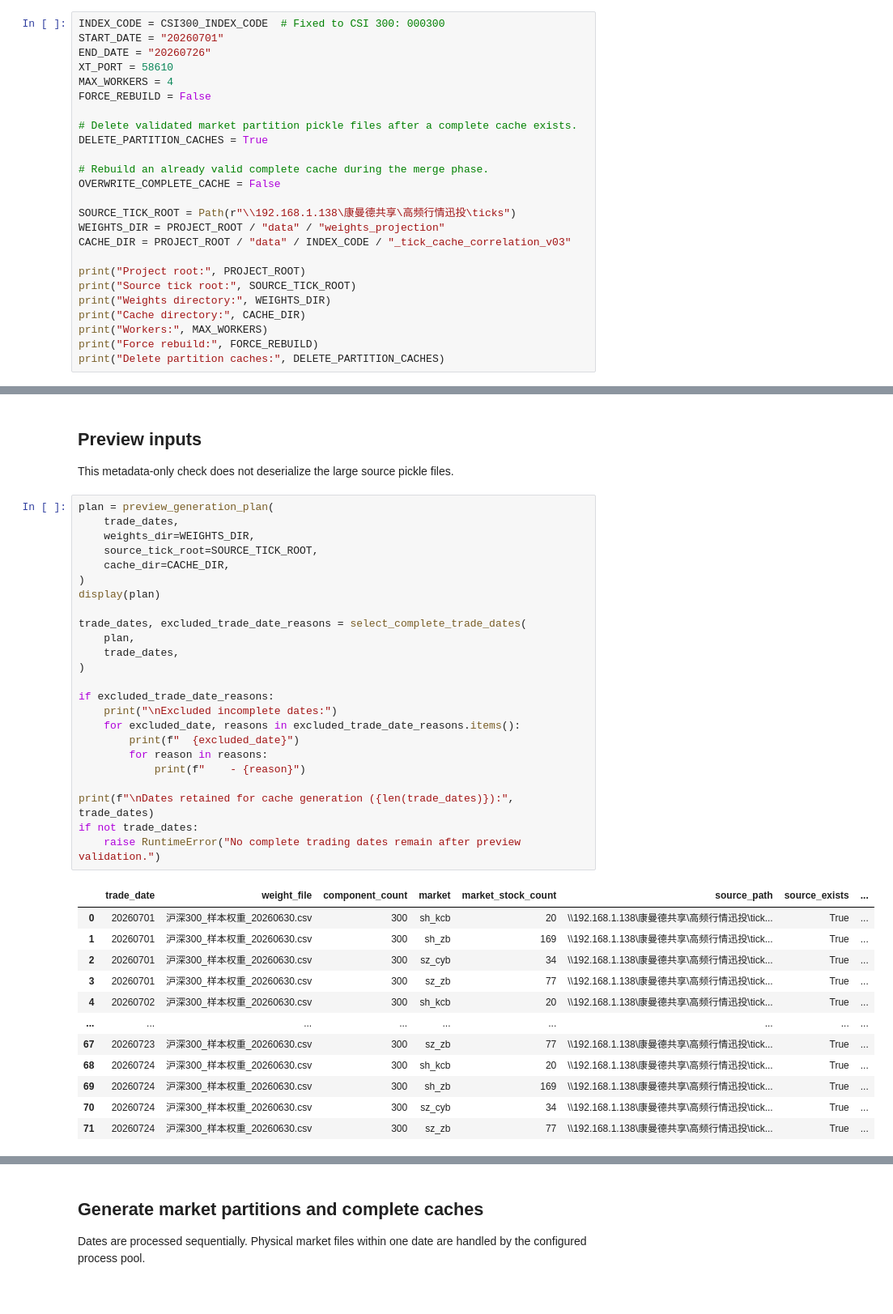
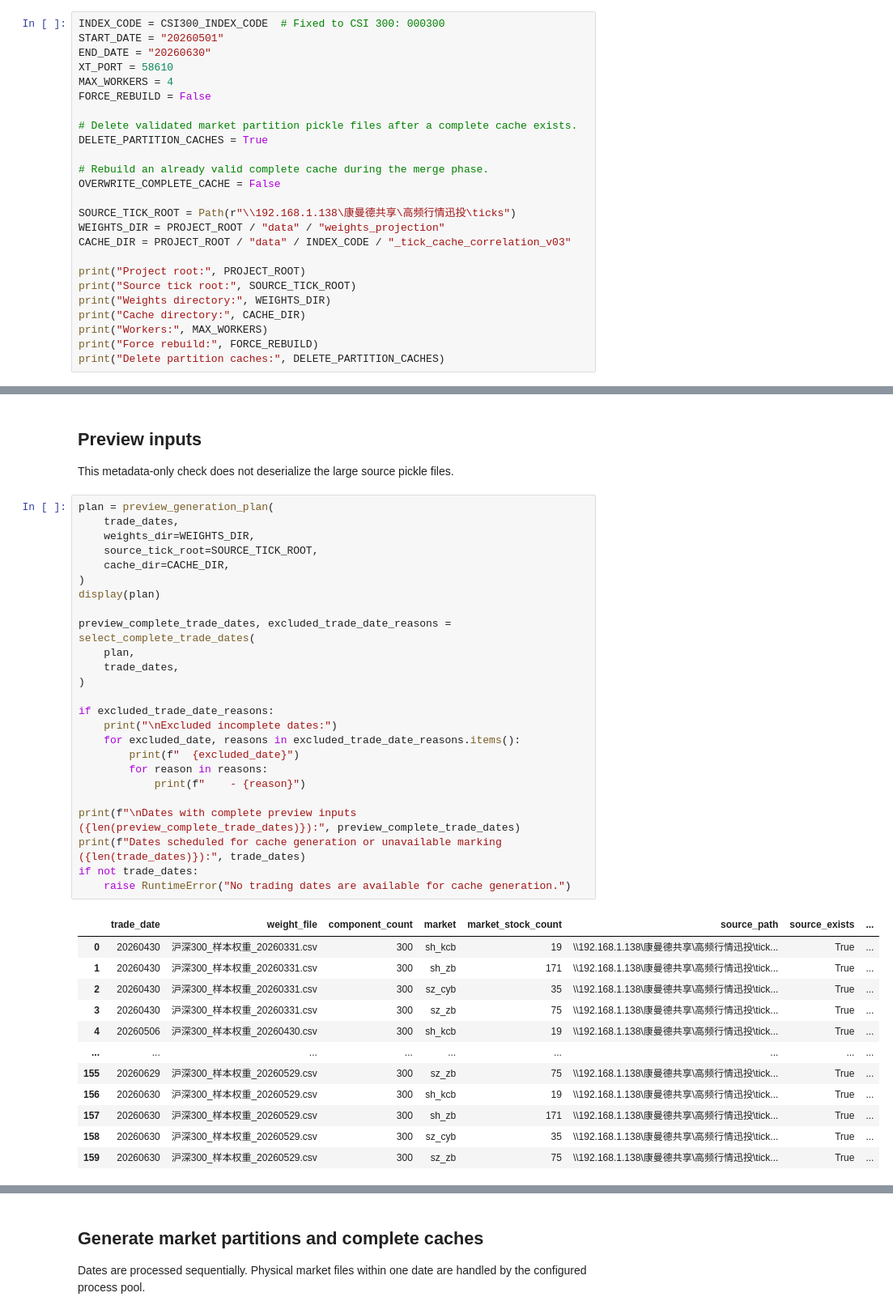
Before and after one commit to Wang-Bingjie-nus/Stock-Index-Fitting, a Jupyter notebook: cache_generator.ipynb, the cells around one changed output, grey strips where cells are left out. Shown at 81% size. Cells and saved outputs as stored; diff of their text form.

```diff
--- a/cache_generator.ipynb
+++ b/cache_generator.ipynb
@@ -33,8 +39,8 @@ from utils.cache_generator import (
 `START_DATE` and `END_DATE` control both partition generation and complete-cache merging. Non-trading endpoints are moved to the closest previous SH trading day through the XtQuant calendar.
 # %%
 INDEX_CODE = CSI300_INDEX_CODE  # Fixed to CSI 300: 000300
-START_DATE = "20260701"
-END_DATE = "20260726"
+START_DATE = "20260501"
+END_DATE = "20260630"
 XT_PORT = 58610
 MAX_WORKERS = 4
 FORCE_REBUILD = False
@@ -95,37 +101,38 @@ This metadata-only check does not deserialize the large source pickle files.
 # %%
 plan = preview_generation_plan(
     trade_dates,
     weights_dir=WEIGHTS_DIR,
     source_tick_root=SOURCE_TICK_ROOT,
     cache_dir=CACHE_DIR,
 )
 display(plan)
 
-trade_dates, excluded_trade_date_reasons = select_complete_trade_dates(
+preview_complete_trade_dates, excluded_trade_date_reasons = select_complete_trade_dates(
     plan,
     trade_dates,
 )
 
 if excluded_trade_date_reasons:
     print("\nExcluded incomplete dates:")
     for excluded_date, reasons in excluded_trade_date_reasons.items():
         print(f"  {excluded_date}")
         for reason in reasons:
             print(f"    - {reason}")
 
-print(f"\nDates retained for cache generation ({len(trade_dates)}):", trade_dates)
+print(f"\nDates with complete preview inputs ({len(preview_complete_trade_dates)}):", preview_complete_trade_dates)
+print(f"Dates scheduled for cache generation or unavailable marking ({len(trade_dates)}):", trade_dates)
 if not trade_dates:
-    raise RuntimeError("No complete trading dates remain after preview validation.")
+    raise RuntimeError("No trading dates are available for cache generation.")
 # %% [output]
 |  | trade_date | weight_file | component_count | market | market_stock_count | source_path | source_exists | ... |
-| 0 | 20260701 | 沪深300_样本权重_20260630.csv | 300 | sh_kcb | 20 | \\192.168.1.138\康曼德共享\高频行情迅投\tick... | True | ... |
-| 1 | 20260701 | 沪深300_样本权重_20260630.csv | 300 | sh_zb | 169 | \\192.168.1.138\康曼德共享\高频行情迅投\tick... | True | ... |
-| 2 | 20260701 | 沪深300_样本权重_20260630.csv | 300 | sz_cyb | 34 | \\192.168.1.138\康曼德共享\高频行情迅投\tick... | True | ... |
-| 3 | 20260701 | 沪深300_样本权重_20260630.csv | 300 | sz_zb | 77 | \\192.168.1.138\康曼德共享\高频行情迅投\tick... | True | ... |
-| 4 | 20260702 | 沪深300_样本权重_20260630.csv | 300 | sh_kcb | 20 | \\192.168.1.138\康曼德共享\高频行情迅投\tick... | True | ... |
+| 0 | 20260430 | 沪深300_样本权重_20260331.csv | 300 | sh_kcb | 19 | \\192.168.1.138\康曼德共享\高频行情迅投\tick... | True | ... |
+| 1 | 20260430 | 沪深300_样本权重_20260331.csv | 300 | sh_zb | 171 | \\192.168.1.138\康曼德共享\高频行情迅投\tick... | True | ... |
+| 2 | 20260430 | 沪深300_样本权重_20260331.csv | 300 | sz_cyb | 35 | \\192.168.1.138\康曼德共享\高频行情迅投\tick... | True | ... |
+| 3 | 20260430 | 沪深300_样本权重_20260331.csv | 300 | sz_zb | 75 | \\192.168.1.138\康曼德共享\高频行情迅投\tick... | True | ... |
+| 4 | 20260506 | 沪深300_样本权重_20260430.csv | 300 | sh_kcb | 19 | \\192.168.1.138\康曼德共享\高频行情迅投\tick... | True | ... |
 | ... | ... | ... | ... | ... | ... | ... | ... | ... |
-| 67 | 20260723 | 沪深300_样本权重_20260630.csv | 300 | sz_zb | 77 | \\192.168.1.138\康曼德共享\高频行情迅投\tick... | True | ... |
-| 68 | 20260724 | 沪深300_样本权重_20260630.csv | 300 | sh_kcb | 20 | \\192.168.1.138\康曼德共享\高频行情迅投\tick... | True | ... |
-| 69 | 20260724 | 沪深300_样本权重_20260630.csv | 300 | sh_zb | 169 | \\192.168.1.138\康曼德共享\高频行情迅投\tick... | True | ... |
-| 70 | 20260724 | 沪深300_样本权重_20260630.csv | 300 | sz_cyb | 34 | \\192.168.1.138\康曼德共享\高频行情迅投\tick... | True | ... |
-| 71 | 20260724 | 沪深300_样本权重_20260630.csv | 300 | sz_zb | 77 | \\192.168.1.138\康曼德共享\高频行情迅投\tick... | True | ... |
+| 155 | 20260629 | 沪深300_样本权重_20260529.csv | 300 | sz_zb | 75 | \\192.168.1.138\康曼德共享\高频行情迅投\tick... | True | ... |
+| 156 | 20260630 | 沪深300_样本权重_20260529.csv | 300 | sh_kcb | 19 | \\192.168.1.138\康曼德共享\高频行情迅投\tick... | True | ... |
+| 157 | 20260630 | 沪深300_样本权重_20260529.csv | 300 | sh_zb | 171 | \\192.168.1.138\康曼德共享\高频行情迅投\tick... | True | ... |
+| 158 | 20260630 | 沪深300_样本权重_20260529.csv | 300 | sz_cyb | 35 | \\192.168.1.138\康曼德共享\高频行情迅投\tick... | True | ... |
+| 159 | 20260630 | 沪深300_样本权重_20260529.csv | 300 | sz_zb | 75 | \\192.168.1.138\康曼德共享\高频行情迅投\tick... | True | ... |
```
Also changed, not shown: parts of 6 cells of this notebook, 6 other files.
